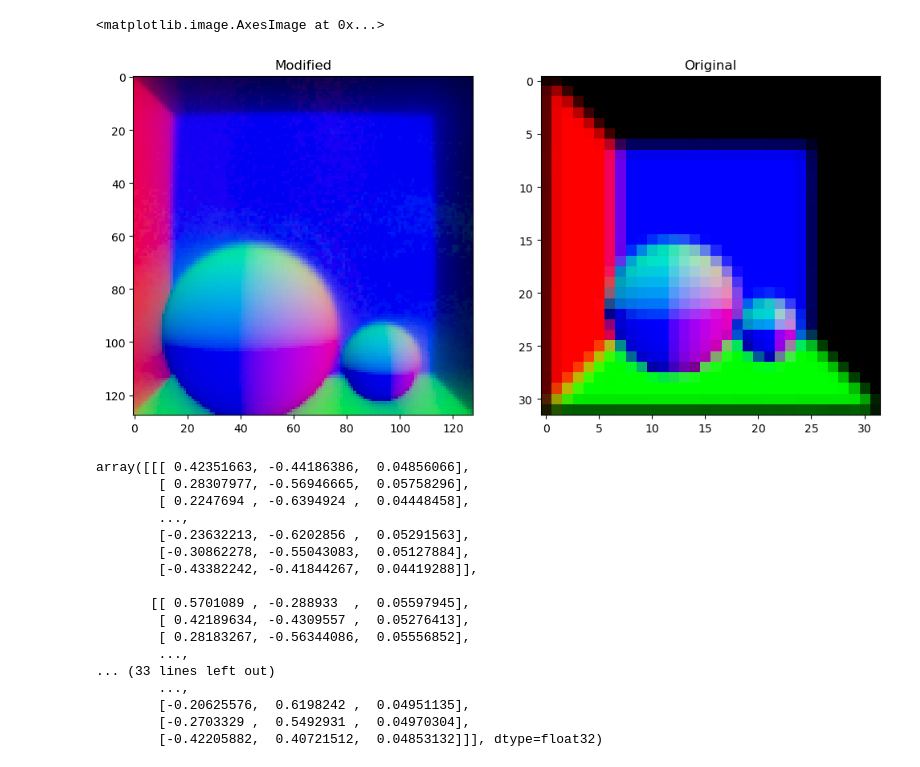
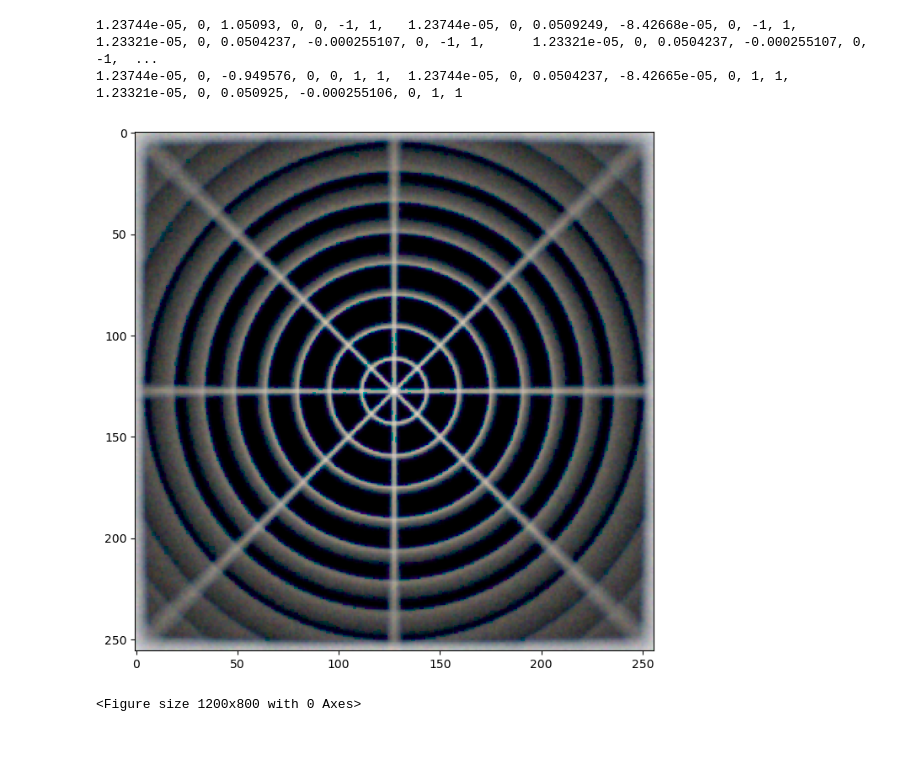
Before and after one commit to gitmon/mitsuba3-camera, a Jupyter notebook: notebooks/test.ipynb, the cells around one changed output. Drawn from its saved outputs; the diff is of its cells as text; code cells hidden in the pictures.

Commit message:
Re-locate test scenes, add minimal example for vectorized types

```diff
--- a/notebooks/test.ipynb
+++ b/notebooks/test.ipynb
@@ -29,42 +24,36 @@ Magnification: 0.0909091
 # %%
-import matplotlib.pyplot as plt
+# spp = 1024
 
-spp = 1024
+# # print(f"{spp=}")
 
-# print(f"{spp=}")
+# image = mi.render(scene, spp=spp)
 
-image = mi.render(scene, spp=spp)
+# scene_ref = mi.load_file('../tutorials/scenes/cbox_ref.xml')
+# image_ref = mi.render(scene_ref, spp=spp)
 
-scene_ref = mi.load_file('../tutorials/scenes/cbox_ref.xml')
-image_ref = mi.render(scene_ref, spp=spp)
-
-plt.figure(figsize=(12,8))
-plt.subplot(121)
-plt.imshow(image ** (1.0 / 2.2))
-plt.title("Modified")
-plt.subplot(122)
-plt.title("Original")
-plt.imshow(image_ref ** (1.0 / 2.2))
+# plt.figure(figsize=(12,8))
+# plt.subplot(121)
+# plt.imshow(image ** (1.0 / 2.2))
+# plt.title("Modified")
+# plt.subplot(122)
+# plt.title("Original")
+# plt.imshow(image_ref ** (1.0 / 2.2))
-# %% [output]
-<matplotlib.image.AxesImage at 0x...>
-[figure, removed]
-# %%
-image.numpy()
-# %% [output]
-array([[[ 0.42351663, -0.44186386,  0.04856066],
-        [ 0.28307977, -0.56946665,  0.05758296],
-        [ 0.2247694 , -0.6394924 ,  0.04448458],
-        ...,
-        [-0.23632213, -0.6202856 ,  0.05291563],
-        [-0.30862278, -0.55043083,  0.05127884],
-        [-0.43382242, -0.41844267,  0.04419288]],
-
-       [[ 0.5701089 , -0.288933  ,  0.05597945],
-        [ 0.42189634, -0.4309557 ,  0.05276413],
-        [ 0.28183267, -0.56344086,  0.05556852],
-        ...,
-... (33 lines left out)
-        ...,
-        [-0.20625576,  0.6198242 ,  0.04951135],
-        [-0.2703329 ,  0.5492931 ,  0.04970304],
-        [-0.42205882,  0.40721512,  0.04853132]]], dtype=float32)
+# %%
+mi.set_variant('scalar_spectral_dispersion')
+# mi.set_variant('scalar_rgb')
+
+# scene = mi.load_file('./scenes/cbox_real.xml')
+# scene = mi.load_file('./scenes/focus_near.xml')
+scene = mi.load_file('./scenes/grid.xml')
+spp = 1024 # * 4
+
+image = mi.render(scene, spp=spp)
+
+plt.figure(figsize=(12,8))
+plt.imshow(image ** (1.0 / 2.2))
+mi.util.write_bitmap("render.exr", image)
+# %% [output]
+1.23744e-05, 0, 1.05093, 0, 0, -1, 1,   1.23744e-05, 0, 0.0509249, -8.42668e-05, 0, -1, 1,      1.23321e-05, 0, 0.0504237, -0.000255107, 0, -1, 1,      1.23321e-05, 0, 0.0504237, -0.000255107, 0, -1,  ...
+1.23744e-05, 0, -0.949576, 0, 0, 1, 1,  1.23744e-05, 0, 0.0504237, -8.42665e-05, 0, 1, 1,       1.23321e-05, 0, 0.050925, -0.000255106, 0, 1, 1
+[figure, added]
+<Figure size 1200x800 with 0 Axes>
```
Also changed, not shown: parts of 4 cells of this notebook, 12 other files.
